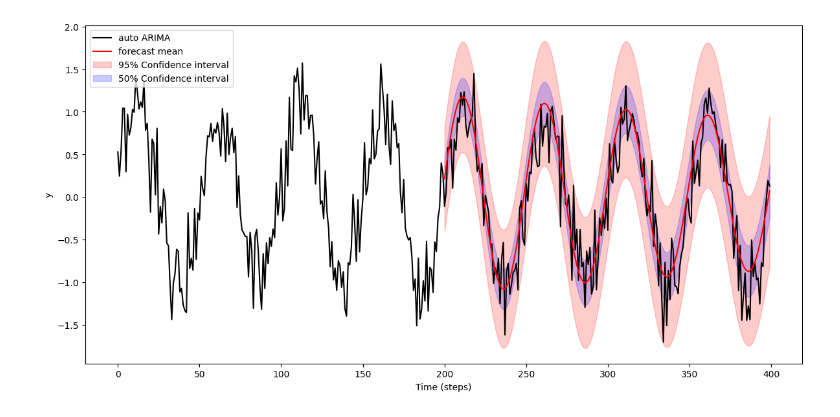
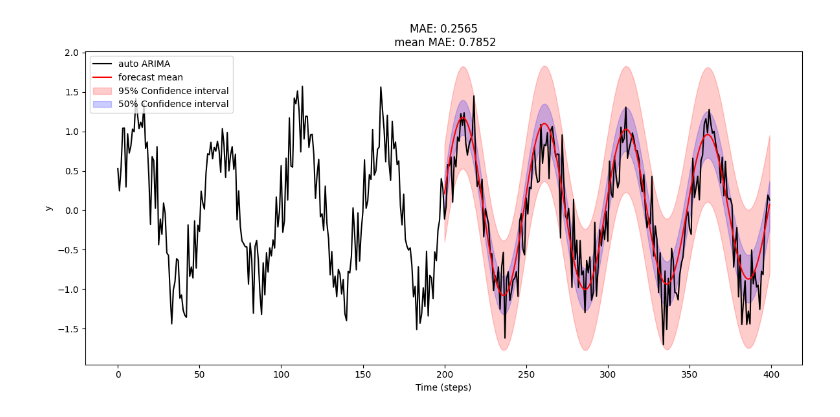
Before and after one commit to 12Mahmud99/ARIMA, a Jupyter notebook: auto_arima.ipynb, the cells around one changed output. Cells and saved outputs as stored; diff of their text form; code cells hidden in the pictures.

Commit message:
added mean MAE

```diff
--- a/auto_arima.ipynb
+++ b/auto_arima.ipynb
@@ -7,11 +8,13 @@ from pmdarima.arima import ndiffs
 # %%
+from utils import meanMAE
+
+
 np.random.seed(0)
 
 n = 400
 t = np.arange(n)
 
 signal = np.sin(2*np.pi*t/50)+0.3*np.random.randn(n)
-
 data = pd.Series(signal)
 
 split = 200
@@ -29,37 +32,41 @@ result = model.arima_res_
 
 steps = len(data) - split
 test = data.iloc[split:]
 
 forecast_res = result.get_forecast(steps=steps)
 ci = forecast_res.conf_int(alpha=0.05)
 ci.index = test.index
 
-n_sim = 0
+n_sim = 10000
 sims = []
 for _ in range(n_sim):
     sim = result.simulate(nsimulations=steps)
     sim.index = test.index
     sims.append(sim)
 
 plt.figure(figsize=(12, 6))
 plt.plot(data.index, data, color="black", label="auto ARIMA")
 plt.plot(test.index,forecast_res.predicted_mean,color="red",label="forecast mean")
 
-for sim in sims:
-    plt.plot(sim.index,sim,color="orange",alpha=0.5,label="Simulations" if n_sim == 1 else None)
+#for sim in sims:
+#    plt.plot(sim.index,sim,color="orange",alpha=0.5,label="Simulations" if n_sim == 1 else None)
 
 plt.fill_between(ci.index, ci.iloc[:, 0], ci.iloc[:, 1],color="red",alpha=0.2,label="95% Confidence interval")
 
 ci50 = forecast_res.conf_int(alpha=0.5)
 ci50.index = test.index
+
 plt.fill_between(ci50.index, ci50.iloc[:, 0], ci50.iloc[:, 1],color="blue",alpha=0.2,label="50% Confidence interval")
 plt.xlabel("Time (steps)")
 plt.ylabel("y")
+
+plt.title(f'MAE: {mean_absolute_error(data.iloc[split:], forecast_res.predicted_mean):.4f}\n mean MAE: {meanMAE(data.iloc[split:], sims):.4f}')
+
 plt.legend()
 plt.tight_layout()
 plt.show()
 # %% [output]
-[figure, old version]
+[figure, new version]
 # %%
 from external.api_repo.generators import *
 from external.api_repo.utils import *
```
Also changed, not shown: parts of 3 cells of this notebook, 1 other file.
